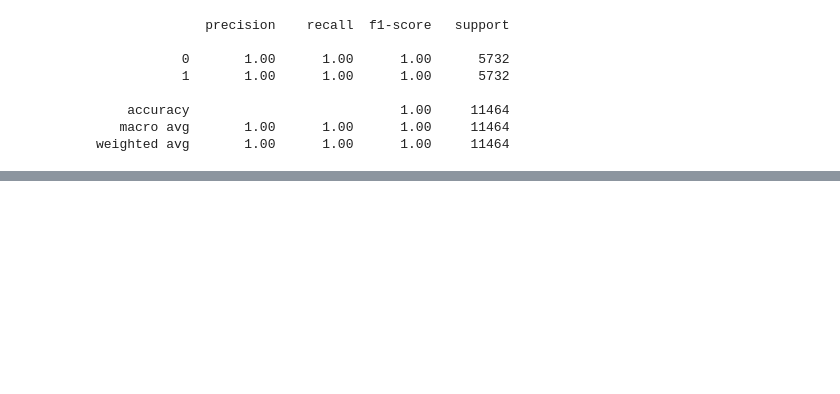
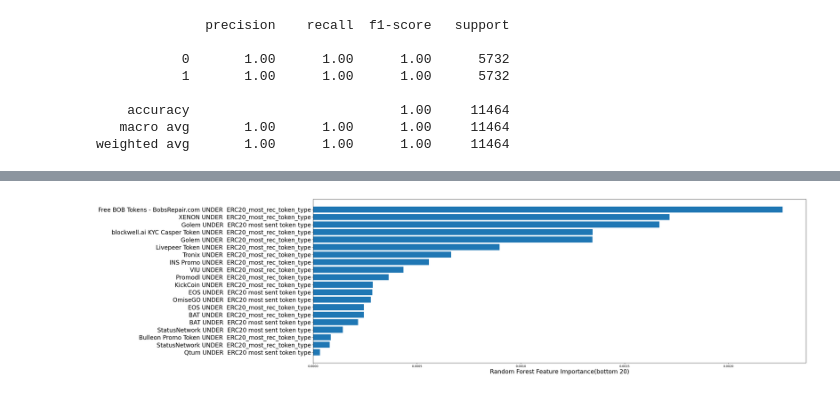
Before and after one commit to Mingg-Shi/CryptoFraud, a Jupyter notebook: crypto.ipynb, the cells around one changed output, grey strips where cells are left out. Cells and saved outputs as stored; diff of their text form; code cells hidden in the pictures; blank space fills up the shorter version.

```diff
--- a/crypto.ipynb
+++ b/crypto.ipynb
@@ -754,0 +838,9 @@ weighted avg       0.99      0.99      0.99      2461
+# %%
+fig, axes = plt.subplots(figsize=(30,10))
+labels = [x[1] + ' UNDER ' + x[0] if x[0] != x[1] else x[0] for x in features_value_pair]
+plt.barh(labels[:20], RF.feature_importances_[sorted_idx][:20])
+plt.xlabel("Random Forest Feature Importance(bottom 20)", fontdict={'size':20})
+plt.yticks(font={'size':20})
+plt.show()
+# %% [output]
+[figure, added]
```
Also changed, not shown: parts of 49 cells of this notebook, 1 other file.
